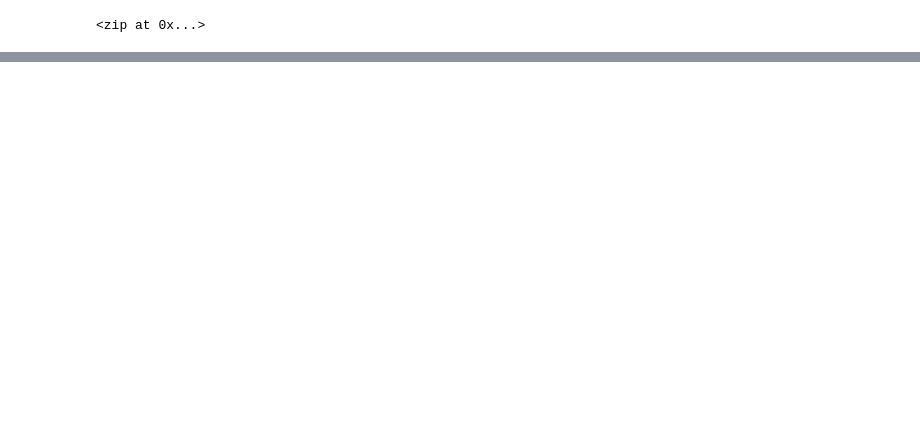
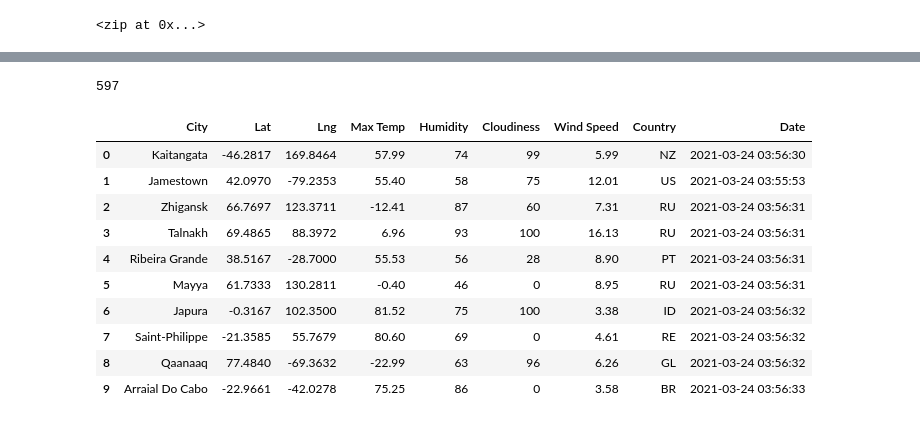
Before and after one commit to JohnRamonetti/World_Weather_Analysis, a Jupyter notebook: WeatherPy.ipynb, the cells around one changed output, grey strips where cells are left out. Saved outputs shown, nothing was run; the diff lists cells and outputs as text; code cells hidden in the pictures; blank space fills up the shorter version.

Commit message:
First set of API city weather data complete

```diff
--- a/WeatherPy.ipynb
+++ b/WeatherPy.ipynb
@@ -34,0 +35,8 @@ len(cities)
+# %%
+# Import the requests library.
+import requests
+# Import the API key.
+from config import weather_api_key
+
+# Starting URL for Weather Map API Call.
+url = "http://api.openweathermap.org/data/2.5/weather?units=Imperial&APPID=" + weather_api_key
@@ -34,0 +123,20 @@ len(cities)
+# %%
+len(city_data)
+# %% [output]
+597
+# %%
+# Convert the array of dictionaries to a Pandas DataFrame.
+city_data_df = pd.DataFrame(city_data)
+city_data_df.head(10)
+# %% [output]
+|  | City | Lat | Lng | Max Temp | Humidity | Cloudiness | Wind Speed | Country | Date |
+| 0 | Kaitangata | -46.2817 | 169.8464 | 57.99 | 74 | 99 | 5.99 | NZ | 2021-03-24 03:56:30 |
+| 1 | Jamestown | 42.0970 | -79.2353 | 55.40 | 58 | 75 | 12.01 | US | 2021-03-24 03:55:53 |
+| 2 | Zhigansk | 66.7697 | 123.3711 | -12.41 | 87 | 60 | 7.31 | RU | 2021-03-24 03:56:31 |
+| 3 | Talnakh | 69.4865 | 88.3972 | 6.96 | 93 | 100 | 16.13 | RU | 2021-03-24 03:56:31 |
+| 4 | Ribeira Grande | 38.5167 | -28.7000 | 55.53 | 56 | 28 | 8.90 | PT | 2021-03-24 03:56:31 |
+| 5 | Mayya | 61.7333 | 130.2811 | -0.40 | 46 | 0 | 8.95 | RU | 2021-03-24 03:56:31 |
+| 6 | Japura | -0.3167 | 102.3500 | 81.52 | 75 | 100 | 3.38 | ID | 2021-03-24 03:56:32 |
+| 7 | Saint-Philippe | -21.3585 | 55.7679 | 80.60 | 69 | 0 | 4.61 | RE | 2021-03-24 03:56:32 |
+| 8 | Qaanaaq | 77.4840 | -69.3632 | -22.99 | 63 | 96 | 6.26 | GL | 2021-03-24 03:56:32 |
+| 9 | Arraial Do Cabo | -22.9661 | -42.0278 | 75.25 | 86 | 0 | 3.58 | BR | 2021-03-24 03:56:33 |
```
Also changed, not shown: parts of 5 cells of this notebook, 4 other files.
